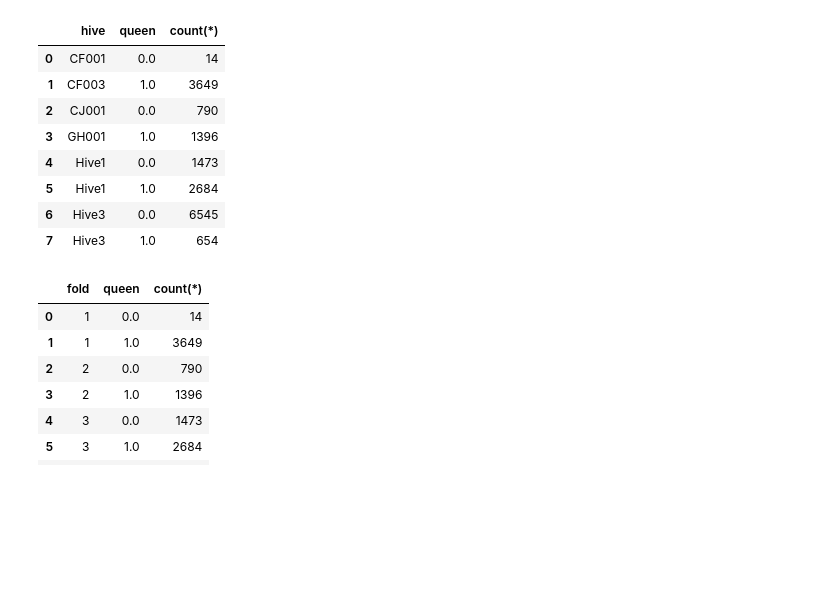
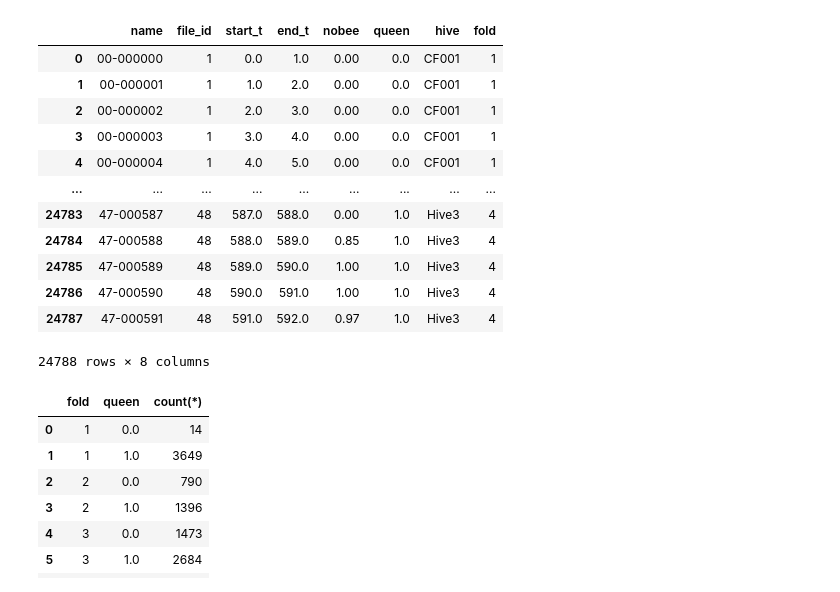
Before and after one commit to Sandjab/ShowBees, a Jupyter notebook: experiments/EXP000 - EXPLORATION/00 - Dataset Initialisation.ipynb, the cells around one changed output. Cells and saved outputs as stored; diff of their text form; code cells hidden in the pictures; blank space fills up the shorter version.

```diff
--- a/experiments/EXP000 - EXPLORATION/00 - Dataset Initialisation.ipynb
+++ b/experiments/EXP000 - EXPLORATION/00 - Dataset Initialisation.ipynb
@@ -15,7 +15,7 @@ SOURCE_PATH ='/Users/jpg/Documents/Nolasco'
 
 # Dataset name is the master key for dataset adressing. Change it according to the
 # dataset you wan to generate
-DATASET_NAME = 'MAIN1000'
+DATASET_NAME = 'MAIN1000_8kHz'
 
           #############################
 ########### Initialize Dataset Object #
@@ -67,43 +67,47 @@ iprint(n, "samples were processed for 'queen' label")
 # - a mandatory source path, pointing to the directory where the .lab files reside
 # - an optional threshold, allowing to disregard any "label" event with a duration under this treshold
 # The label strength over a sample is computed by summing the duration of "label" events (if > th) and dividing
 # this sum by the sample duration.
 
 # Here we use a 0.0s threshold
 n = ds.setLabel('nobee', providers.FromAnnotation(SOURCE_PATH, th=0.0))
 iprint(n, "samples were processed for 'nobee' label")
 
 
           ######################
 ########### Compute Attributes #
           ######################
 #The string matcher transformer behave differently than the StringMapper. It uses regexp
 # capture group to retrieve part pf a string matching a specific pattern. This can be used
 # either for complex or very basic matching. Here we just ask for the five first chars,
 # provided they belong to characters valid for identifiers (A-Z, a-z,0-9 and underscore)
 ds.addAttribute('hive')
 ds.setAttribute('hive', providers.FromFileName(transformers.StringMatcher("^(\w{5})")))
 
 
-# Compute attribute fold from hive
+# Compute attribute fold from hive using the Decode Transformer
 ds.addAttribute('fold')
 
 e = {'CF001':1, 'CF003':1, 'CJ001':2, 'GH001':2, 'Hive1':3, 'Hive3': 4}
 ds.setAttribute('fold', providers.FromQuery('hive', transformers.Decode(e)))
 
 
 # Display dataset as a pandas dataframe
 ds.dumpDataFrame()
 # %% [output]
-|  | hive | queen | count(*) |
-| 0 | CF001 | 0.0 | 14 |
-| 1 | CF003 | 1.0 | 3649 |
-| 2 | CJ001 | 0.0 | 790 |
-| 3 | GH001 | 1.0 | 1396 |
-| 4 | Hive1 | 0.0 | 1473 |
-| 5 | Hive1 | 1.0 | 2684 |
-| 6 | Hive3 | 0.0 | 6545 |
-| 7 | Hive3 | 1.0 | 654 |
+|  | name | file_id | start_t | end_t | nobee | queen | hive | fold |
+| 0 | 00-000000 | 1 | 0.0 | 1.0 | 0.00 | 0.0 | CF001 | 1 |
+| 1 | 00-000001 | 1 | 1.0 | 2.0 | 0.00 | 0.0 | CF001 | 1 |
+| 2 | 00-000002 | 1 | 2.0 | 3.0 | 0.00 | 0.0 | CF001 | 1 |
+| 3 | 00-000003 | 1 | 3.0 | 4.0 | 0.00 | 0.0 | CF001 | 1 |
+| 4 | 00-000004 | 1 | 4.0 | 5.0 | 0.00 | 0.0 | CF001 | 1 |
+| ... | ... | ... | ... | ... | ... | ... | ... | ... |
+| 24783 | 47-000587 | 48 | 587.0 | 588.0 | 0.00 | 1.0 | Hive3 | 4 |
+| 24784 | 47-000588 | 48 | 588.0 | 589.0 | 0.85 | 1.0 | Hive3 | 4 |
+| 24785 | 47-000589 | 48 | 589.0 | 590.0 | 1.00 | 1.0 | Hive3 | 4 |
+| 24786 | 47-000590 | 48 | 590.0 | 591.0 | 1.00 | 1.0 | Hive3 | 4 |
+| 24787 | 47-000591 | 48 | 591.0 | 592.0 | 0.97 | 1.0 | Hive3 | 4 |
+24788 rows × 8 columns
 # %%
 # Display cardinalities by fold attribute and queen label for samples with no external perturbation
 sql = """
```
Also changed, not shown: 8 other files.
